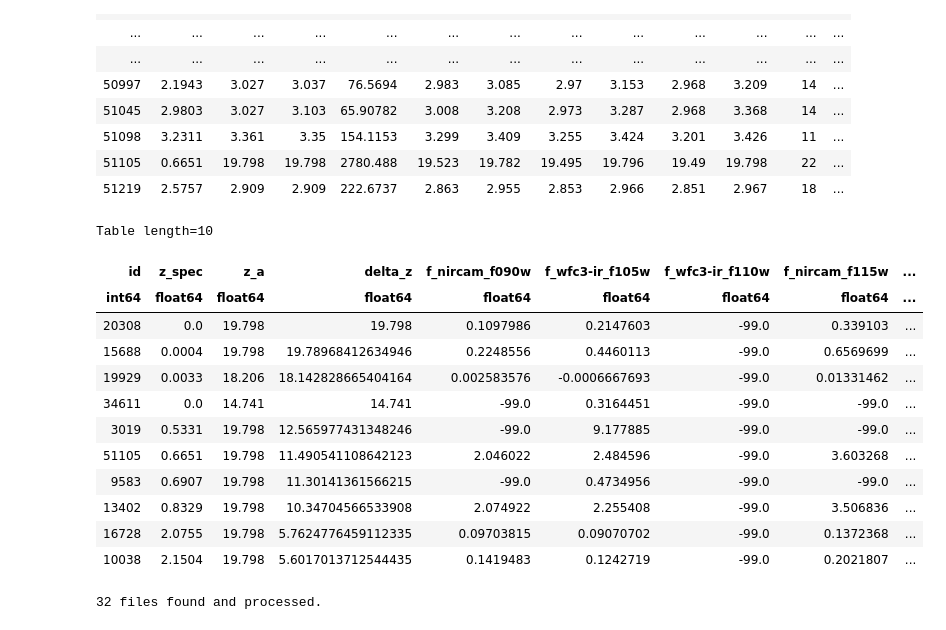
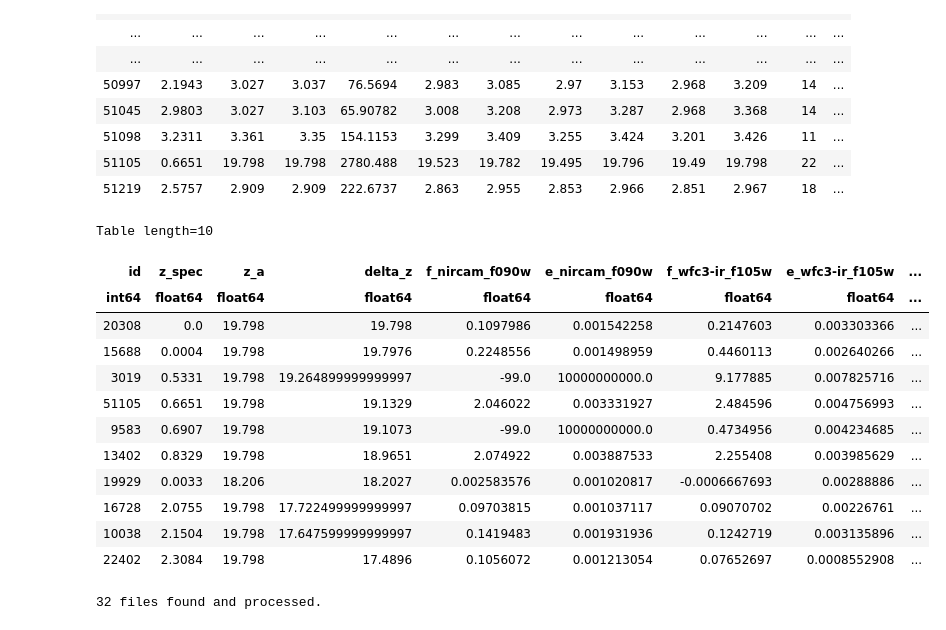
Before and after one commit to sfremy/my-eazy-jwst, a Jupyter notebook: scripts/eazy_imaging.ipynb, the cells around one changed output. Cells and saved outputs as stored; diff of their text form; code cells hidden in the pictures.

```diff
--- a/scripts/eazy_imaging.ipynb
+++ b/scripts/eazy_imaging.ipynb
@@ -146,30 +129,32 @@ Table length=1772
 | 51219 | 2.5757 | 2.909 | 2.909 | 222.6737 | 2.863 | 2.955 | 2.853 | 2.966 | 2.851 | 2.967 | 18 | ... |
 # %%
 diagnostic_tab = zout['id', 'z_spec', 'z_a']
-diagnostic_tab['delta_z'] = (zout['z_a'] - zout['z_spec']) / (1 + zout['z_spec'])
+diagnostic_tab['delta_z'] = np.abs((zout['z_a'] - zout['z_spec']))
 len_diagnostic = len(diagnostic_tab) # Account for mismatch from EAZY termination issue - FIX IF POSSIBLE
 
 for col_name in cat.colnames:
     if col_name.startswith('f_'):
         diagnostic_tab[col_name] = cat[col_name][0:len_diagnostic]
+    if col_name.startswith('e_'):
+        diagnostic_tab[col_name] = cat[col_name][0:len_diagnostic]
 
 diagnostic_tab.sort('delta_z', reverse=True)
 
 diagnostic_tab[:10]
 # %% [output]
 Table length=10
-| id | z_spec | z_a | delta_z | f_nircam_f090w | f_wfc3-ir_f105w | f_wfc3-ir_f110w | f_nircam_f115w | ... |
+| id | z_spec | z_a | delta_z | f_nircam_f090w | e_nircam_f090w | f_wfc3-ir_f105w | e_wfc3-ir_f105w | ... |
 | int64 | float64 | float64 | float64 | float64 | float64 | float64 | float64 | ... |
-| 20308 | 0.0 | 19.798 | 19.798 | 0.1097986 | 0.2147603 | -99.0 | 0.339103 | ... |
-| 15688 | 0.0004 | 19.798 | 19.78968412634946 | 0.2248556 | 0.4460113 | -99.0 | 0.6569699 | ... |
-| 19929 | 0.0033 | 18.206 | 18.142828665404164 | 0.002583576 | -0.0006667693 | -99.0 | 0.01331462 | ... |
-| 34611 | 0.0 | 14.741 | 14.741 | -99.0 | 0.3164451 | -99.0 | -99.0 | ... |
-| 3019 | 0.5331 | 19.798 | 12.565977431348246 | -99.0 | 9.177885 | -99.0 | -99.0 | ... |
-| 51105 | 0.6651 | 19.798 | 11.490541108642123 | 2.046022 | 2.484596 | -99.0 | 3.603268 | ... |
-| 9583 | 0.6907 | 19.798 | 11.30141361566215 | -99.0 | 0.4734956 | -99.0 | -99.0 | ... |
-| 13402 | 0.8329 | 19.798 | 10.34704566533908 | 2.074922 | 2.255408 | -99.0 | 3.506836 | ... |
-| 16728 | 2.0755 | 19.798 | 5.7624776459112335 | 0.09703815 | 0.09070702 | -99.0 | 0.1372368 | ... |
-| 10038 | 2.1504 | 19.798 | 5.6017013712544435 | 0.1419483 | 0.1242719 | -99.0 | 0.2021807 | ... |
+| 20308 | 0.0 | 19.798 | 19.798 | 0.1097986 | 0.001542258 | 0.2147603 | 0.003303366 | ... |
+| 15688 | 0.0004 | 19.798 | 19.7976 | 0.2248556 | 0.001498959 | 0.4460113 | 0.002640266 | ... |
+| 3019 | 0.5331 | 19.798 | 19.264899999999997 | -99.0 | 10000000000.0 | 9.177885 | 0.007825716 | ... |
+| 51105 | 0.6651 | 19.798 | 19.1329 | 2.046022 | 0.003331927 | 2.484596 | 0.004756993 | ... |
+| 9583 | 0.6907 | 19.798 | 19.1073 | -99.0 | 10000000000.0 | 0.4734956 | 0.004234685 | ... |
+| 13402 | 0.8329 | 19.798 | 18.9651 | 2.074922 | 0.003887533 | 2.255408 | 0.003985629 | ... |
+| 19929 | 0.0033 | 18.206 | 18.2027 | 0.002583576 | 0.001020817 | -0.0006667693 | 0.00288886 | ... |
+| 16728 | 2.0755 | 19.798 | 17.722499999999997 | 0.09703815 | 0.001037117 | 0.09070702 | 0.00226761 | ... |
+| 10038 | 2.1504 | 19.798 | 17.647599999999997 | 0.1419483 | 0.001931936 | 0.1242719 | 0.003135896 | ... |
+| 22402 | 2.3084 | 19.798 | 17.4896 | 0.1056072 | 0.001213054 | 0.07652697 | 0.0008552908 | ... |
 # %%
 from pathlib import Path
 
```
Also changed, not shown: parts of 5 cells of this notebook.
